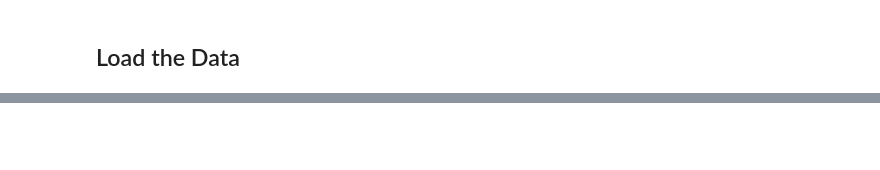
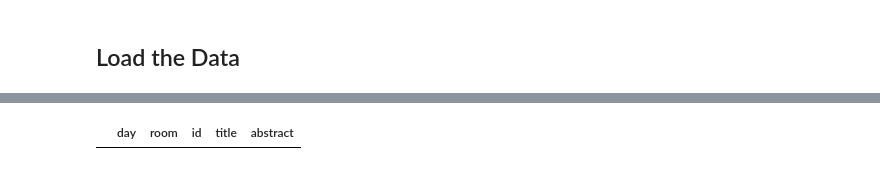
Before and after one commit to chennnxu/Topic-Modeling-NLP, a Jupyter notebook: pyconde_analysis.ipynb, the cells around one changed output, grey strips where cells are left out. Cells and saved outputs as stored; diff of their text form; code cells hidden in the pictures; blank space fills up the shorter version.

```diff
--- a/pyconde_analysis.ipynb
+++ b/pyconde_analysis.ipynb
@@ -11,0 +24,6 @@ dtype: object
+# %%
+for i in range(3):
+    temp_df = {}
+    temp_df['day'] =
+    test.append
+    df['day'] = i+1
@@ -12 +40,5 @@ dtype: object
+# %%
+df
+# %% [output]
+|  | day | room | id | title | abstract |
 # %%
```
Also changed, not shown: parts of 9 cells of this notebook.
